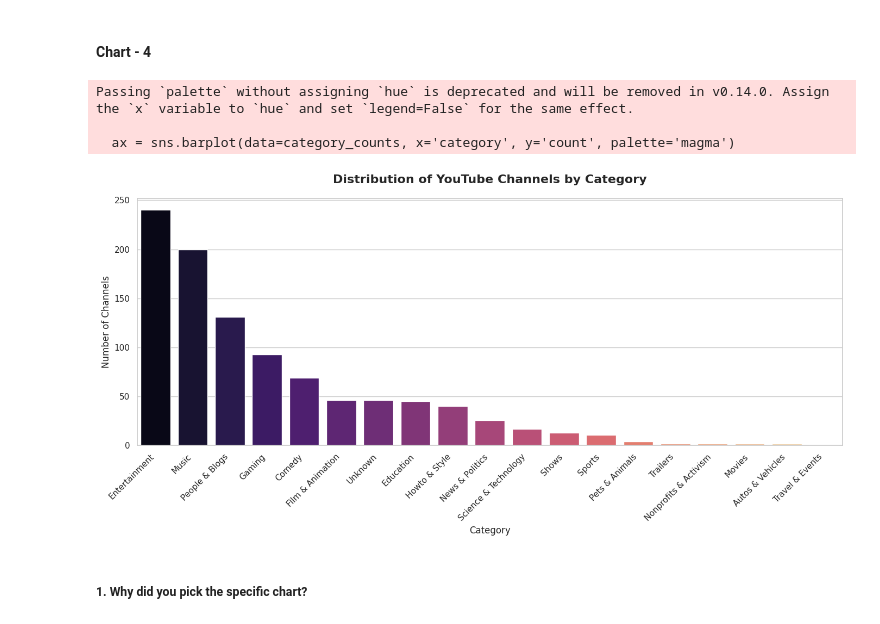
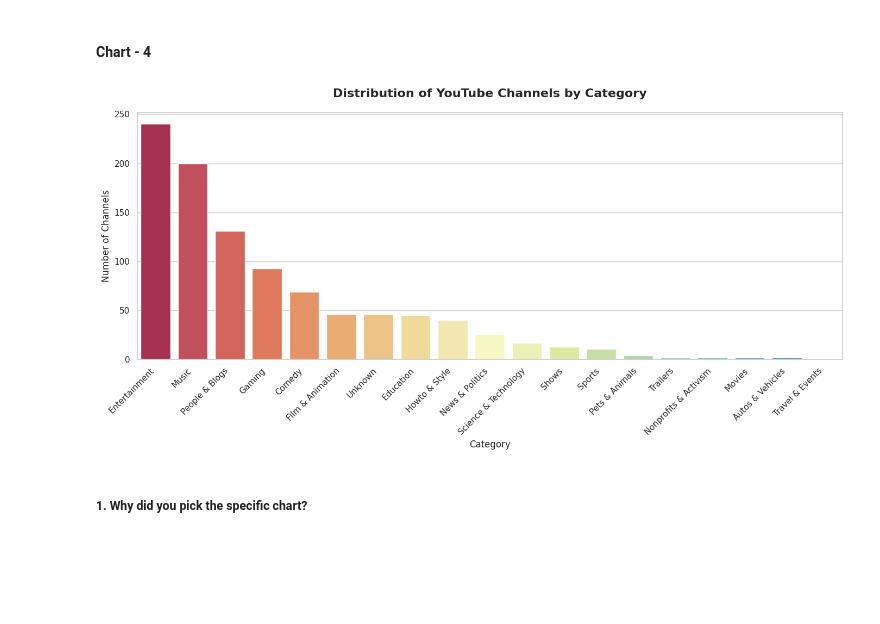
Before and after one commit to Sneha8126/Sneha-EDA-Submission-Template, a Jupyter notebook: Sneha_EDA_Submission_Template.ipynb, the cells around one changed output. Cells and saved outputs as stored; diff of their text form; code cells hidden in the pictures; blank space fills up the shorter version.

```diff
--- a/Sneha_EDA_Submission_Template.ipynb
+++ b/Sneha_EDA_Submission_Template.ipynb
@@ -82,6 +87,6 @@ import seaborn as sns
 # %%
 # Load Dataset
-df = pd.read_csv('/content/Global YouTube Statistics.csv',encoding='utf-8',encoding_errors='ignore')
+df = pd.read_csv('/content/drive/MyDrive/Global YouTube Statistics.csv',encoding='utf-8',encoding_errors='ignore')
 # %% [markdown]
 ### Dataset First View
 # %%
@@ -556,31 +561,36 @@ No. This chart shows the relationship between subscribers and total video views
 # %%
 # Chart - 4 visualization code
 # Data preparation: counting channels per category
 category_counts = df['category'].value_counts().reset_index()
 category_counts.columns = ['category', 'count']
 
 # Styling setup
 sns.set_theme(style="whitegrid")
 plt.figure(figsize=(14, 7))
 
 # Creating the bar chart with 'magma' palette for a premium look
-ax = sns.barplot(data=category_counts, x='category', y='count', palette='magma')
+ax = sns.barplot(
+    data=category_counts,
+    x='category',
+    y='count',
+    hue='category',
+    palette='Spectral',
+    legend=False
+)
+
 
 # Customizing titles and labels
 plt.title('Distribution of YouTube Channels by Category', fontsize=16, fontweight='bold', pad=20)
 plt.xlabel('Category', fontsize=12)
 plt.ylabel('Number of Channels', fontsize=12)
 
 # Rotating labels to prevent overlapping
 plt.xticks(rotation=45, ha='right')
 
 plt.tight_layout()
 plt.show()
 # %% [output]
-Passing `palette` without assigning `hue` is deprecated and will be removed in v0.14.0. Assign the `x` variable to `hue` and set `legend=False` for the same effect.
-
-  ax = sns.barplot(data=category_counts, x='category', y='count', palette='magma')
-[figure, old version]
+[figure, new version]
 # %% [markdown]
 ##### 1. Why did you pick the specific chart?
 # %% [markdown]
```
Also changed, not shown: parts of 22 cells of this notebook.
